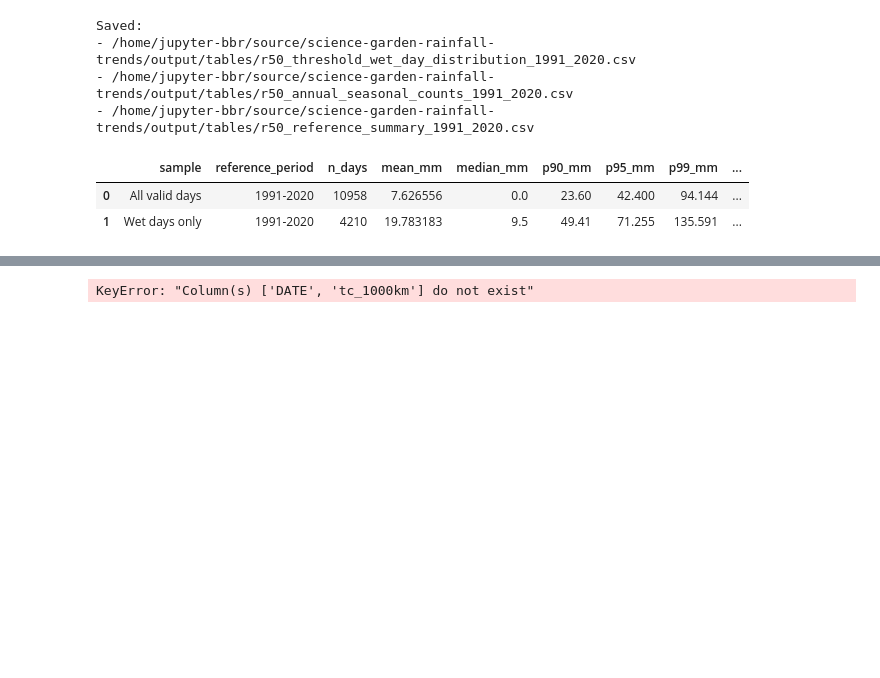
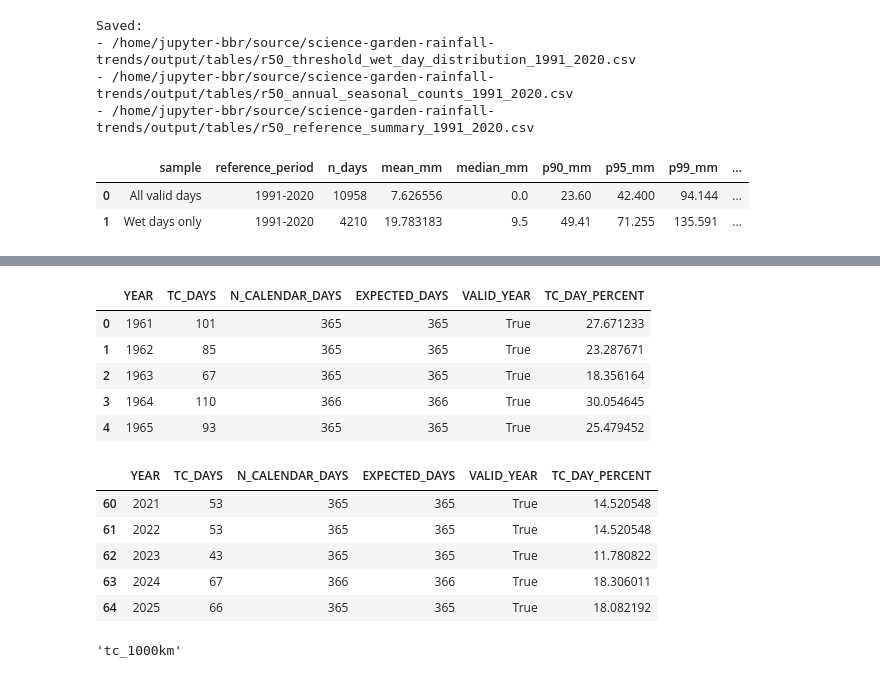
Before and after one commit to baracoma/science-garden-rainfall-trends, a Jupyter notebook: 02_analysis_and_figures.ipynb, the cells around one changed output, grey strips where cells are left out. Saved outputs shown, nothing was run; the diff lists cells and outputs as text; code cells hidden in the pictures; blank space fills up the shorter version.

```diff
--- a/02_analysis_and_figures.ipynb
+++ b/02_analysis_and_figures.ipynb
@@ -3829,41 +3847,56 @@ display(rainfall_percentile_summary)
 
 # Count nearby-TC days for each calendar year
 annual_tc_days = (
-    df
+    df_tccount
     .groupby("YEAR", as_index=False)
     .agg(
         TC_DAYS=(TC_FILTER_COL, "sum"),
         N_CALENDAR_DAYS=("DATE", "nunique"),
     )
 )
 
 # Retain only complete calendar years
 annual_tc_days["EXPECTED_DAYS"] = annual_tc_days["YEAR"].apply(
     expected_days_in_year
 )
 
 annual_tc_days["VALID_YEAR"] = (
     annual_tc_days["N_CALENDAR_DAYS"]
     == annual_tc_days["EXPECTED_DAYS"]
 )
 
 annual_tc_days["TC_DAY_PERCENT"] = (
     100
     * annual_tc_days["TC_DAYS"]
     / annual_tc_days["N_CALENDAR_DAYS"]
 )
 
 annual_tc_days_valid = (
     annual_tc_days.loc[annual_tc_days["VALID_YEAR"]]
     .copy()
     .sort_values("YEAR")
     .reset_index(drop=True)
 )
 
 display(annual_tc_days_valid.head())
 display(annual_tc_days_valid.tail())
 # %% [output]
-KeyError: "Column(s) ['DATE', 'tc_1000km'] do not exist"
+|  | YEAR | TC_DAYS | N_CALENDAR_DAYS | EXPECTED_DAYS | VALID_YEAR | TC_DAY_PERCENT |
+| 0 | 1961 | 101 | 365 | 365 | True | 27.671233 |
+| 1 | 1962 | 85 | 365 | 365 | True | 23.287671 |
+| 2 | 1963 | 67 | 365 | 365 | True | 18.356164 |
+| 3 | 1964 | 110 | 366 | 366 | True | 30.054645 |
+| 4 | 1965 | 93 | 365 | 365 | True | 25.479452 |
+|  | YEAR | TC_DAYS | N_CALENDAR_DAYS | EXPECTED_DAYS | VALID_YEAR | TC_DAY_PERCENT |
+| 60 | 2021 | 53 | 365 | 365 | True | 14.520548 |
+| 61 | 2022 | 53 | 365 | 365 | True | 14.520548 |
+| 62 | 2023 | 43 | 365 | 365 | True | 11.780822 |
+| 63 | 2024 | 67 | 366 | 366 | True | 18.306011 |
+| 64 | 2025 | 66 | 365 | 365 | True | 18.082192 |
+# %%
+TC_FILTER_COL
+# %% [output]
+'tc_1000km'
 # %%
 # ============================================================
 # Annual days with a TC centre within 1,000 km
```
Also changed, not shown: parts of 11 cells of this notebook.
